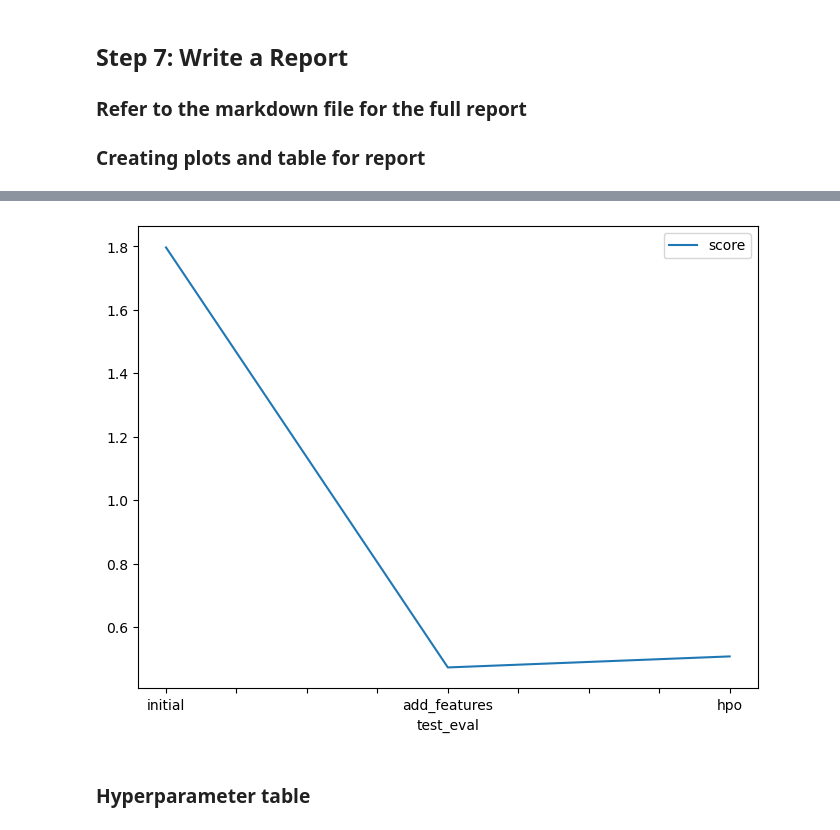
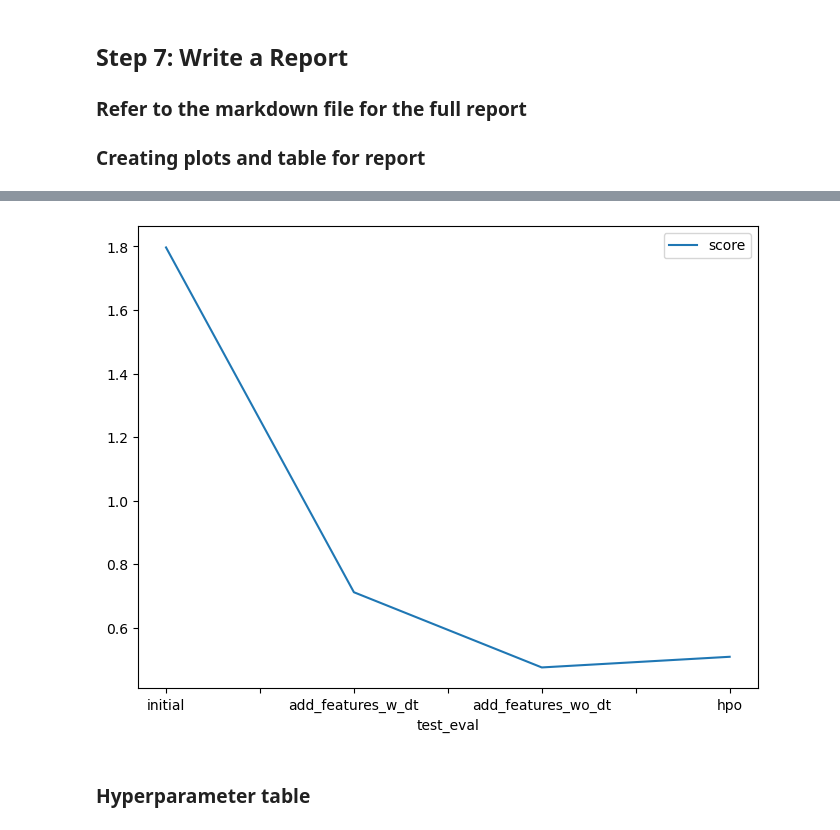
Before and after one commit to sschuhmi/cd0385-PredictBikeShares, a Jupyter notebook: project/project-template.ipynb, the cells around one changed output, grey strips where cells are left out. Cells and saved outputs as stored; diff of their text form; code cells hidden in the pictures.

Commit message:
rerun models

```diff
--- a/project/project-template.ipynb
+++ b/project/project-template.ipynb
@@ -885,14 +1019,14 @@ fig.savefig('model_train_score.png')
 # %%
 # Take the 3 kaggle scores and creating a line plot to show improvement
 fig = pd.DataFrame(
     {
-        "test_eval": ["initial", "add_features", "hpo"],
-        "score": [1.79693, 0.47372,  0.50844]
+        "test_eval": ["initial", "add_features_w_dt", "add_features_wo_dt", "hpo"],
+        "score": [1.79693, 0.71161, 0.47489, 0.50844]
     }
 ).plot(x="test_eval", y="score", figsize=(8, 6)).get_figure()
-fig.savefig('model_test_score.png')
+fig.savefig('img/model_test_score.png')
 # %% [output]
-[figure, old version]
+[figure, new version]
 # %% [markdown]
 ### Hyperparameter table
 # %%
```
Also changed, not shown: parts of 38 cells of this notebook, 2 other files.
